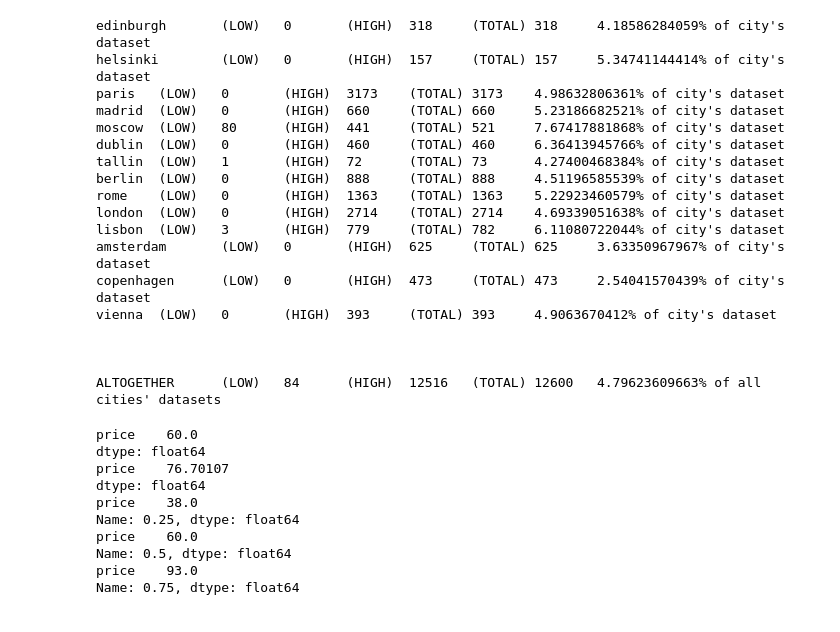
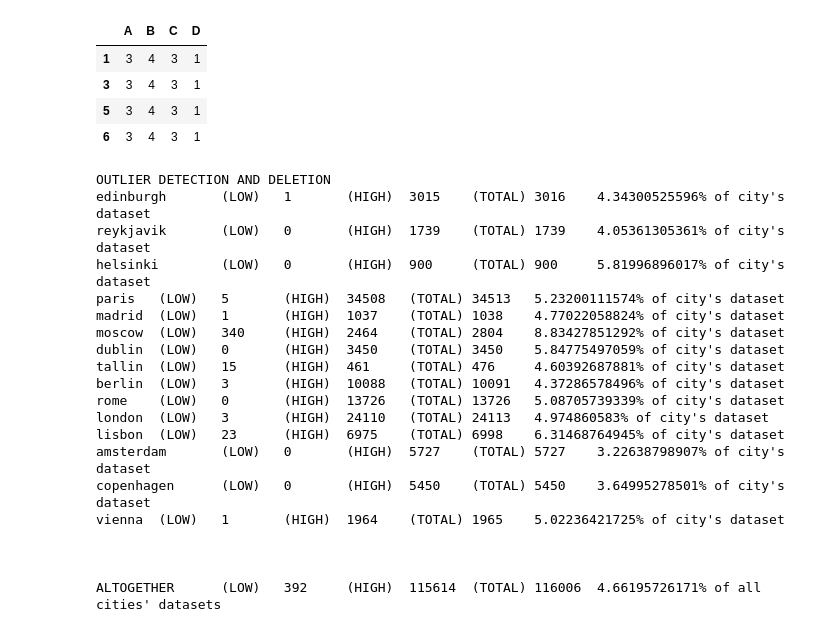
Before and after one commit to and92reas/AirBnB-Data-Analysis, a Jupyter notebook: processing.ipynb, the cells around one changed output. Cells and saved outputs as stored; diff of their text form; code cells hidden in the pictures.

```diff
--- a/processing.ipynb
+++ b/processing.ipynb
@@ -196,29 +366,52 @@ def tukey_test(p,quartiles,k):
+# %%
+df = pd.DataFrame([[1, 2, 2, 0], [3, 4, 3, 1], [3, 4, 3, 1], [3, 4, 3, 1], [3, 4, 3, 1], [3, 4, 3, 1], [3, 4, 3, 1]],columns=list('ABCD'))
+df.drop(df.index[[0,2,4]],inplace=True)
+df
+# %% [output]
+|  | A | B | C | D |
+| 1 | 3 | 4 | 3 | 1 |
+| 3 | 3 | 4 | 3 | 1 |
+| 5 | 3 | 4 | 3 | 1 |
+| 6 | 3 | 4 | 3 | 1 |
 # %%
 #given the fact that some prices might be per month outlier detection method tukey test will be used
-#so that these entries will be captures as outliers
+#so that these entries will be captures as outliers along with the rest of the outliers the dataset might have
+#price_per_accommodated will be used instead of price column
 
 k = 1.5 #tukey test's hyperparameter
 all_low_outliers = 0
 all_high_outliers = 0
 all_data = 0
+print('OUTLIER DETECTION AND DELETION')
+
 for city in datasets.keys():
+    mortal_indexes = []
     city_data = datasets[city]
     quartiles = []
     quartiles.append(city_data['price_per_accommodated'].to_frame().quantile(q=0.25,axis=0)[0])
     quartiles.append(city_data['price_per_accommodated'].to_frame().mean(axis=0)[0])
     quartiles.append(city_data['price_per_accommodated'].to_frame().quantile(q=0.75,axis=0)[0])
-    mortals = [] #create appends to mortals
     city_low_outliers = 0
     city_high_outliers = 0
-    for index , row in city_data.iterrows():
+    city_data.reset_index(inplace=True)
+    for index,row in city_data.iterrows():
         res = tukey_test(row['price_per_accommodated'],quartiles,k)
         if res == 'low_outlier':
             city_low_outliers += 1
+            mortal_indexes.append(index)
+            #mortal_room_id.append(row['room_id'])
+            #mortal_last_modified.append(row['last_modified'])
         elif res == 'high_outlier':
             city_high_outliers += 1
+            mortal_indexes.append(index)
+            #mortal_room_id.append(row['room_id'])
+            #mortal_last_modified.append(row['last_modified'])
     all_data += len(city_data.index)
     all_low_outliers += city_low_outliers
     all_high_outliers += city_high_outliers
+    city_data = city_data.drop(city_data.index[mortal_indexes]) #deleting the outliers by their index
+
+    datasets[city] = city_data
     print('{0}\t(LOW)\t{1}\t(HIGH)\t{2}\t(TOTAL)\t{3}\t{4}% of city\'s dataset'.
           format(city,city_low_outliers,city_high_outliers,city_low_outliers + city_high_outliers
                  ,100 * float(city_low_outliers + city_high_outliers)/len(city_data.index)))
@@ -227,40 +420,23 @@ print('\n\n\nALTOGETHER\t(LOW)\t{0}\t(HIGH)\t{1}\t(TOTAL)\t{2}\t{3}% of all citi
           format(all_low_outliers,all_high_outliers,all_low_outliers + all_high_outliers
                  ,100 * float(all_low_outliers + all_high_outliers)/all_data))
 # %% [output]
-edinburgh       (LOW)   0       (HIGH)  318     (TOTAL) 318     4.18586284059% of city's dataset
-helsinki        (LOW)   0       (HIGH)  157     (TOTAL) 157     5.34741144414% of city's dataset
-paris   (LOW)   0       (HIGH)  3173    (TOTAL) 3173    4.98632806361% of city's dataset
-madrid  (LOW)   0       (HIGH)  660     (TOTAL) 660     5.23186682521% of city's dataset
-moscow  (LOW)   80      (HIGH)  441     (TOTAL) 521     7.67417881868% of city's dataset
-dublin  (LOW)   0       (HIGH)  460     (TOTAL) 460     6.36413945766% of city's dataset
-tallin  (LOW)   1       (HIGH)  72      (TOTAL) 73      4.27400468384% of city's dataset
-berlin  (LOW)   0       (HIGH)  888     (TOTAL) 888     4.51196585539% of city's dataset
-rome    (LOW)   0       (HIGH)  1363    (TOTAL) 1363    5.22923460579% of city's dataset
-london  (LOW)   0       (HIGH)  2714    (TOTAL) 2714    4.69339051638% of city's dataset
-lisbon  (LOW)   3       (HIGH)  779     (TOTAL) 782     6.11080722044% of city's dataset
-amsterdam       (LOW)   0       (HIGH)  625     (TOTAL) 625     3.63350967967% of city's dataset
-copenhagen      (LOW)   0       (HIGH)  473     (TOTAL) 473     2.54041570439% of city's dataset
-vienna  (LOW)   0       (HIGH)  393     (TOTAL) 393     4.9063670412% of city's dataset
+OUTLIER DETECTION AND DELETION
+edinburgh       (LOW)   1       (HIGH)  3015    (TOTAL) 3016    4.34300525596% of city's dataset
+reykjavik       (LOW)   0       (HIGH)  1739    (TOTAL) 1739    4.05361305361% of city's dataset
+helsinki        (LOW)   0       (HIGH)  900     (TOTAL) 900     5.81996896017% of city's dataset
+paris   (LOW)   5       (HIGH)  34508   (TOTAL) 34513   5.23200111574% of city's dataset
+madrid  (LOW)   1       (HIGH)  1037    (TOTAL) 1038    4.77022058824% of city's dataset
+moscow  (LOW)   340     (HIGH)  2464    (TOTAL) 2804    8.83427851292% of city's dataset
+dublin  (LOW)   0       (HIGH)  3450    (TOTAL) 3450    5.84775497059% of city's dataset
+tallin  (LOW)   15      (HIGH)  461     (TOTAL) 476     4.60392687881% of city's dataset
+berlin  (LOW)   3       (HIGH)  10088   (TOTAL) 10091   4.37286578496% of city's dataset
+rome    (LOW)   0       (HIGH)  13726   (TOTAL) 13726   5.08705739339% of city's dataset
+london  (LOW)   3       (HIGH)  24110   (TOTAL) 24113   4.974860583% of city's dataset
+lisbon  (LOW)   23      (HIGH)  6975    (TOTAL) 6998    6.31468764945% of city's dataset
+amsterdam       (LOW)   0       (HIGH)  5727    (TOTAL) 5727    3.22638798907% of city's dataset
+copenhagen      (LOW)   0       (HIGH)  5450    (TOTAL) 5450    3.64995278501% of city's dataset
+vienna  (LOW)   1       (HIGH)  1964    (TOTAL) 1965    5.02236421725% of city's dataset
 
 
 
-ALTOGETHER      (LOW)   84      (HIGH)  12516   (TOTAL) 12600   4.79623609663% of all cities' datasets
+ALTOGETHER      (LOW)   392     (HIGH)  115614  (TOTAL) 116006  4.66195726171% of all cities' datasets
-# %%
-#given the fact that some prices might be per month outlier detection method tukey test will be used
-#so that these entries will be captures as outliers
-print(datasets['madrid']['price'].to_frame().median(axis=0))
-print(datasets['madrid']['price'].to_frame().mean(axis=0))
-print(datasets['madrid']['price'].to_frame().quantile(q=0.25,axis=0))
-print(datasets['madrid']['price'].to_frame().quantile(q=0.5,axis=0))
-print(datasets['madrid']['price'].to_frame().quantile(q=0.75,axis=0))
-# %% [output]
-price    60.0
-dtype: float64
-price    76.70107
-dtype: float64
-price    38.0
-Name: 0.25, dtype: float64
-price    60.0
-Name: 0.5, dtype: float64
-price    93.0
-Name: 0.75, dtype: float64
```
Also changed, not shown: parts of 17 cells of this notebook.
